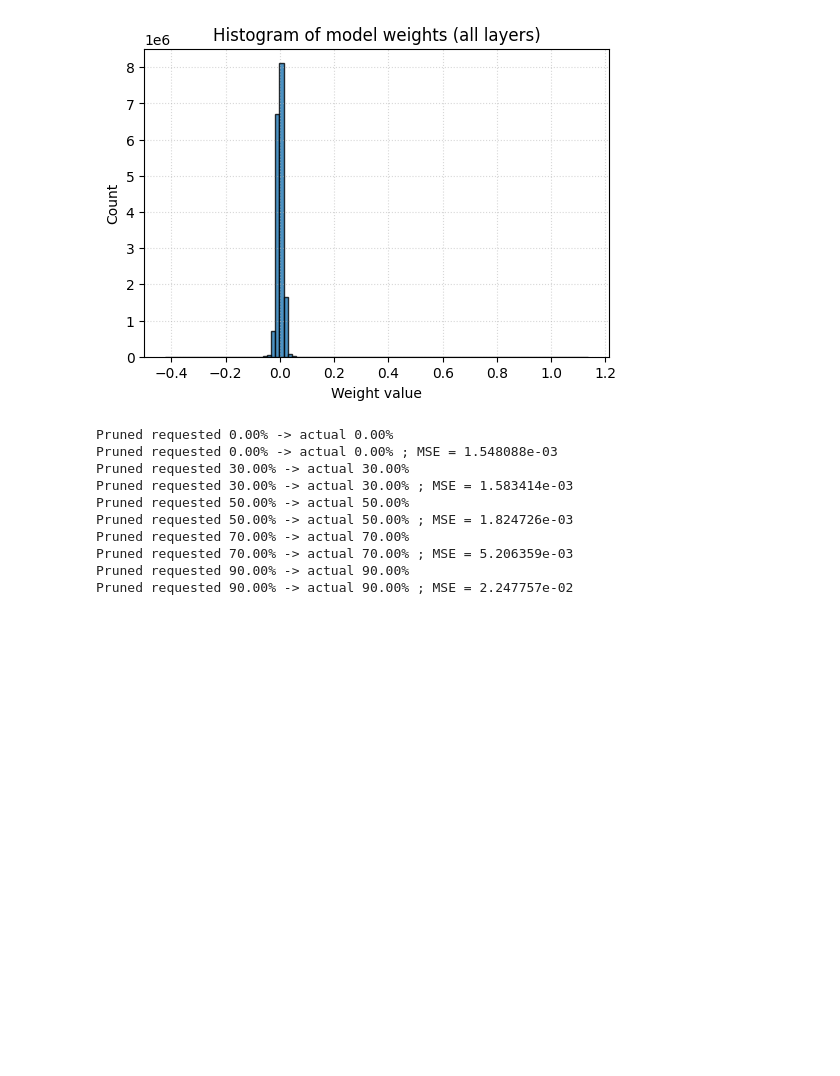
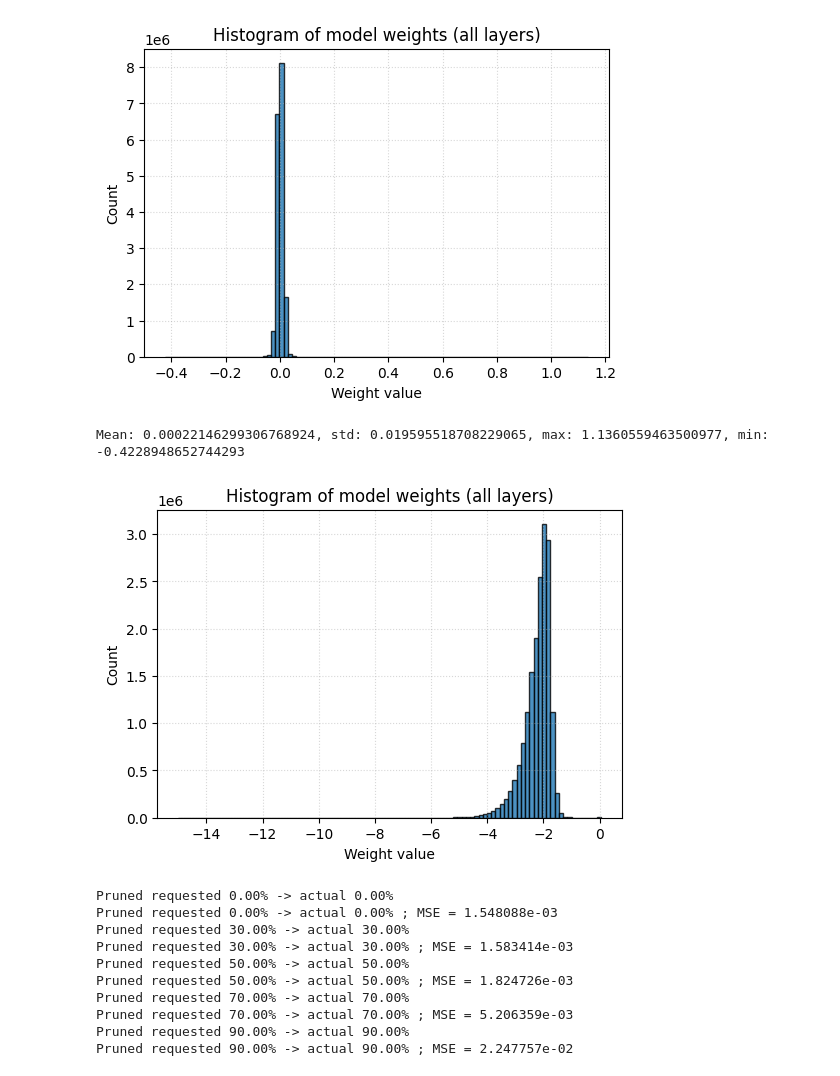
Before and after one commit to JackieLee23/HPML-Final-Project, a Jupyter notebook: density_to_phase_grad.ipynb, the cells around one changed output. Saved outputs shown, nothing was run; the diff lists cells and outputs as text; code cells hidden in the pictures; blank space fills up the shorter version.

Commit message:
log histogram of weights

```diff
--- a/density_to_phase_grad.ipynb
+++ b/density_to_phase_grad.ipynb
@@ -398,7 +398,7 @@ import matplotlib.pyplot as plt
 
 bins = 100
 
-def plot_weight_histogram(model, bins):
+def plot_weight_histogram(model, bins, log_switch):
   eps = 1e-15
   vals = []
   for name, param in model.named_parameters():
@@ -412,8 +412,11 @@ def plot_weight_histogram(model, bins):
   log_vals = np.log10(abs(all_vals + eps))
 
   plt.figure(figsize=(6,4))
-  plt.hist(all_vals, bins=bins, alpha=0.8, edgecolor='black')
-  # plt.hist(log_vals, bins=bins, alpha=0.8, edgecolor='black')
+  if log_switch:
+    plt.hist(log_vals, bins=bins, alpha=0.8, edgecolor='black')
+  else:
+    plt.hist(all_vals, bins=bins, alpha=0.8, edgecolor='black')
+
   plt.title('Histogram of model weights (all layers)')
   plt.xlabel('Weight value')
   plt.ylabel('Count')
@@ -424,6 +427,11 @@ plot_weight_histogram(unet_8, bins)
 # %% [output]
 Mean: 0.00022146299306768924, std: 0.019595518708229065, max: 1.1360559463500977, min: -0.4228948652744293
 [figure]
+# %%
+plot_weight_histogram(unet_8, bins, True)
+# %% [output]
+Mean: 0.00022146299306768924, std: 0.019595518708229065, max: 1.1360559463500977, min: -0.4228948652744293
+[figure, added]
 # %%
 # pruning function
 
```
Also changed, not shown: parts of 1 cell of this notebook.
